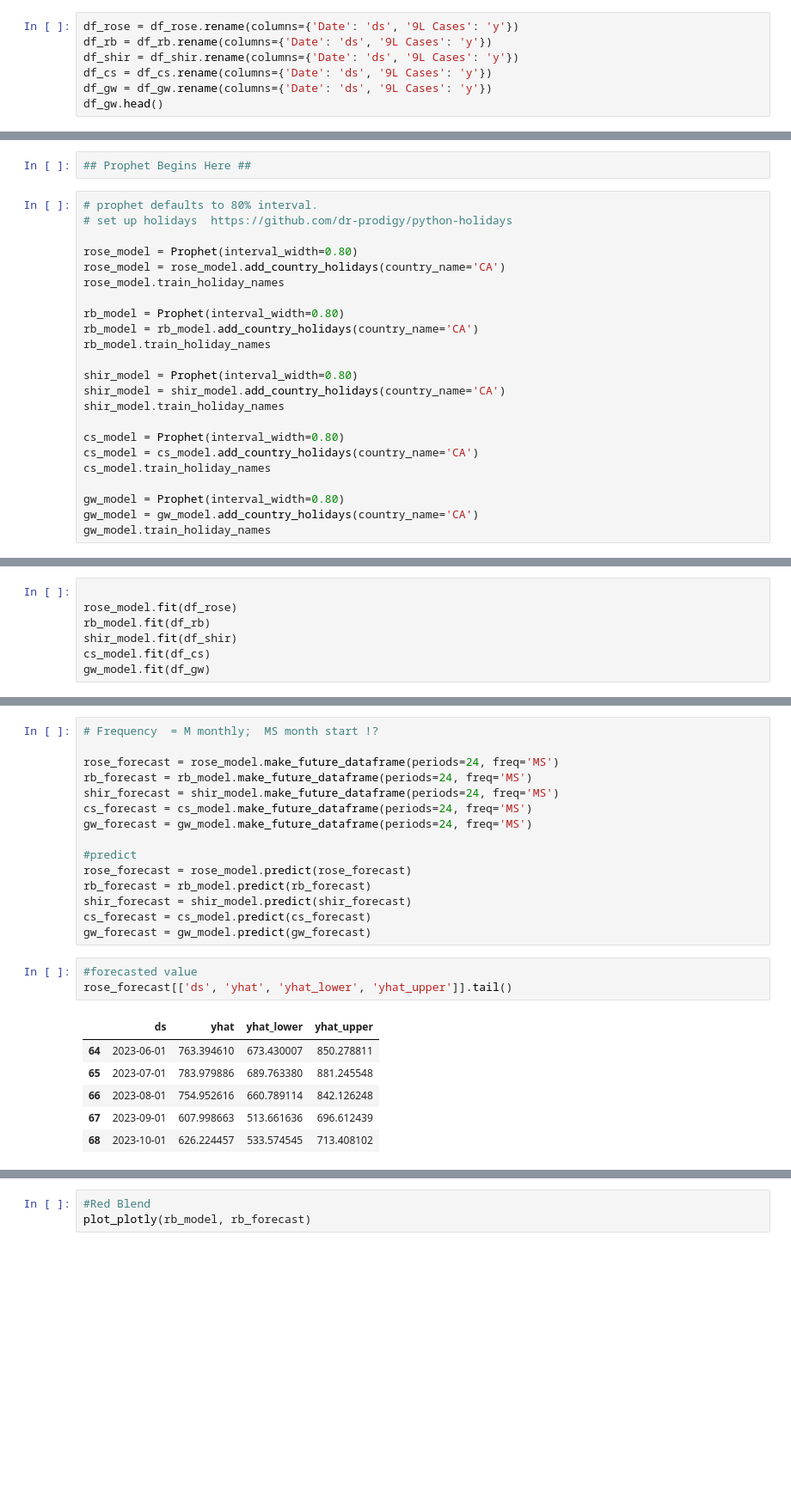
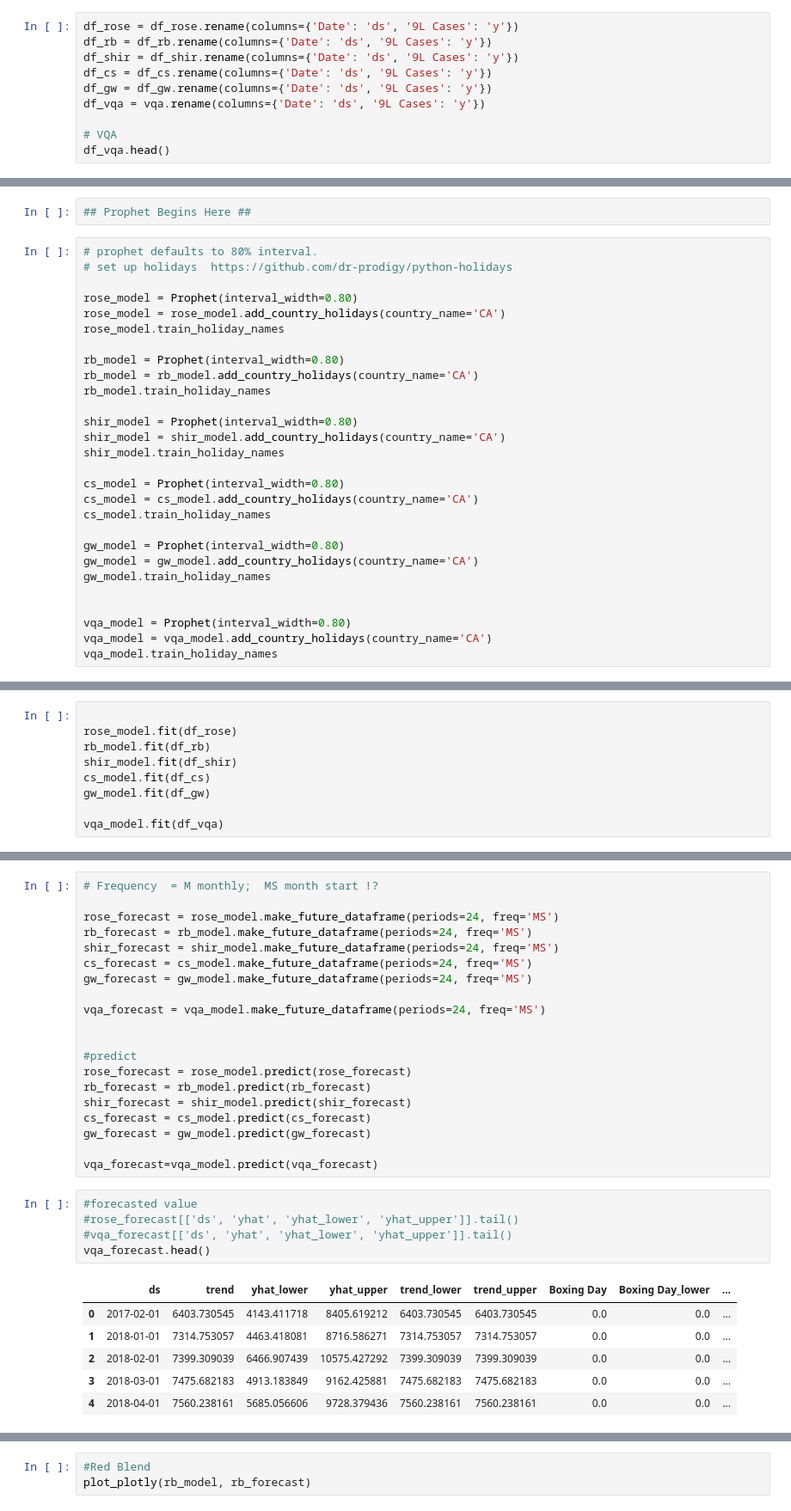
Before and after one commit to fengtastics/111-Capstone, a Jupyter notebook: Arterra_Project.ipynb, the cells around one changed output, grey strips where cells are left out. Shown at 86% size. Cells and saved outputs as stored; diff of their text form; blank space fills up the shorter version.

```diff
--- a/Arterra_Project.ipynb
+++ b/Arterra_Project.ipynb
@@ -255,6 +279,9 @@ df_rb = df_rb.rename(columns={'Date': 'ds', '9L Cases': 'y'})
 df_shir = df_shir.rename(columns={'Date': 'ds', '9L Cases': 'y'})
 df_cs = df_cs.rename(columns={'Date': 'ds', '9L Cases': 'y'})
 df_gw = df_gw.rename(columns={'Date': 'ds', '9L Cases': 'y'})
-df_gw.head()
+df_vqa = vqa.rename(columns={'Date': 'ds', '9L Cases': 'y'})
+
+# VQA
+df_vqa.head()
 # %% [output]
 |  | ds | y |
@@ -408,6 +459,11 @@ cs_model.train_holiday_names
 gw_model = Prophet(interval_width=0.80)
 gw_model = gw_model.add_country_holidays(country_name='CA')
 gw_model.train_holiday_names
+
+
+vqa_model = Prophet(interval_width=0.80)
+vqa_model = vqa_model.add_country_holidays(country_name='CA')
+vqa_model.train_holiday_names
 # %%
 #Varietal_model.train_holiday_names
 # %% [output]
@@ -432,4 +488,6 @@ rb_model.fit(df_rb)
 shir_model.fit(df_shir)
 cs_model.fit(df_cs)
 gw_model.fit(df_gw)
+
+vqa_model.fit(df_vqa)
 # %% [output]
@@ -453,19 +514,26 @@ shir_forecast = shir_model.make_future_dataframe(periods=24, freq='MS')
 cs_forecast = cs_model.make_future_dataframe(periods=24, freq='MS')
 gw_forecast = gw_model.make_future_dataframe(periods=24, freq='MS')
 
+vqa_forecast = vqa_model.make_future_dataframe(periods=24, freq='MS')
+
+
 #predict
 rose_forecast = rose_model.predict(rose_forecast)
 rb_forecast = rb_model.predict(rb_forecast)
 shir_forecast = shir_model.predict(shir_forecast)
 cs_forecast = cs_model.predict(cs_forecast)
 gw_forecast = gw_model.predict(gw_forecast)
+
+vqa_forecast=vqa_model.predict(vqa_forecast)
 # %%
 #forecasted value
-rose_forecast[['ds', 'yhat', 'yhat_lower', 'yhat_upper']].tail()
+#rose_forecast[['ds', 'yhat', 'yhat_lower', 'yhat_upper']].tail()
+#vqa_forecast[['ds', 'yhat', 'yhat_lower', 'yhat_upper']].tail()
+vqa_forecast.head()
 # %% [output]
-|  | ds | yhat | yhat_lower | yhat_upper |
-| 64 | 2023-06-01 | 763.394610 | 673.430007 | 850.278811 |
-| 65 | 2023-07-01 | 783.979886 | 689.763380 | 881.245548 |
-| 66 | 2023-08-01 | 754.952616 | 660.789114 | 842.126248 |
-| 67 | 2023-09-01 | 607.998663 | 513.661636 | 696.612439 |
-| 68 | 2023-10-01 | 626.224457 | 533.574545 | 713.408102 |
+|  | ds | trend | yhat_lower | yhat_upper | trend_lower | trend_upper | Boxing Day | Boxing Day_lower | ... |
+| 0 | 2017-02-01 | 6403.730545 | 4143.411718 | 8405.619212 | 6403.730545 | 6403.730545 | 0.0 | 0.0 | ... |
+| 1 | 2018-01-01 | 7314.753057 | 4463.418081 | 8716.586271 | 7314.753057 | 7314.753057 | 0.0 | 0.0 | ... |
+| 2 | 2018-02-01 | 7399.309039 | 6466.907439 | 10575.427292 | 7399.309039 | 7399.309039 | 0.0 | 0.0 | ... |
+| 3 | 2018-03-01 | 7475.682183 | 4913.183849 | 9162.425881 | 7475.682183 | 7475.682183 | 0.0 | 0.0 | ... |
+| 4 | 2018-04-01 | 7560.238161 | 5685.056606 | 9728.379436 | 7560.238161 | 7560.238161 | 0.0 | 0.0 | ... |
```
Also changed, not shown: parts of 21 cells of this notebook.
